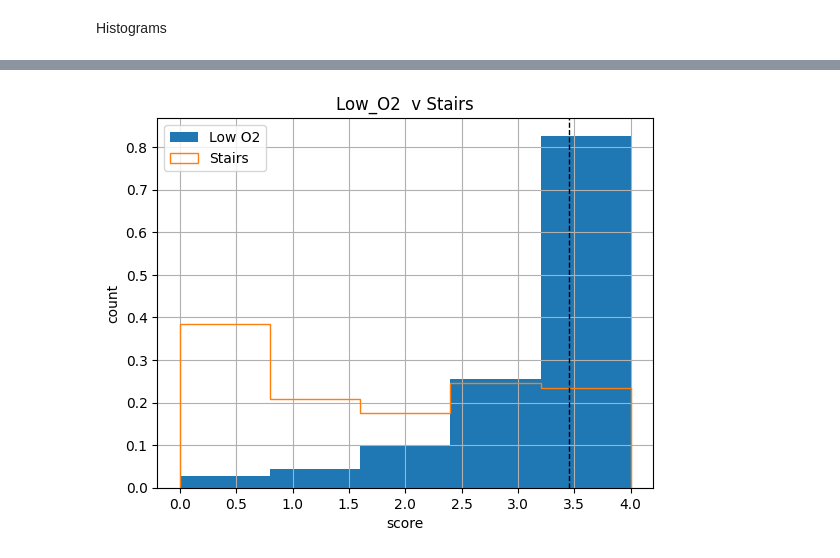
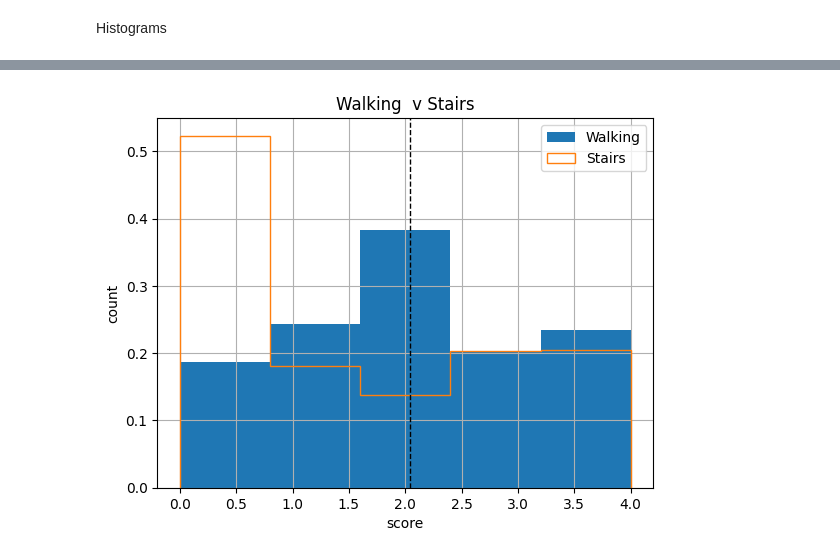
Before and after one commit to cliffeby/tdi, a Jupyter notebook: FRS.ipynb, the cells around one changed output, grey strips where cells are left out. Drawn from its saved outputs; the diff is of its cells as text; code cells hidden in the pictures.

Commit message:
Finalize FRS files and add graphs

```diff
--- a/FRS.ipynb
+++ b/FRS.ipynb
@@ -87,0 +78,3 @@ df.describe()
+# %%
+dflast = df.sort_values('Onset').groupby('ID').tail(1)  # Get most recent values for each participant
+dflast.describe()
@@ -90,11 +104,11 @@ Histograms
 # %%
-df['Low_O2'].hist(bins = 5, density = 'True', label = 'Low O2')
-df['Stairs'].hist(bins = 5, density = 'True', histtype = 'step', label ='Stairs')
-plt.axvline(df['Low_O2'].mean(), color='k', linestyle='dashed', linewidth=1)
+dflast['Walking'].hist(bins = 5, density = 'True', label ='Walking')
+dflast['Stairs'].hist(bins = 5, density = 'True', histtype = 'step', label ='Stairs')
+plt.axvline(dflast['Walking'].mean(), color='k', linestyle='dashed', linewidth=1)
 plt.xlabel("score")
 plt.ylabel("count")
-plt.title('Low_O2  v Stairs')
+plt.title('Walking  v Stairs')
 plt.legend()
 plt.show()
 # %% [output]
-[figure, old version]
+[figure, new version]
```
Also changed, not shown: parts of 16 cells of this notebook, 6 other files.
